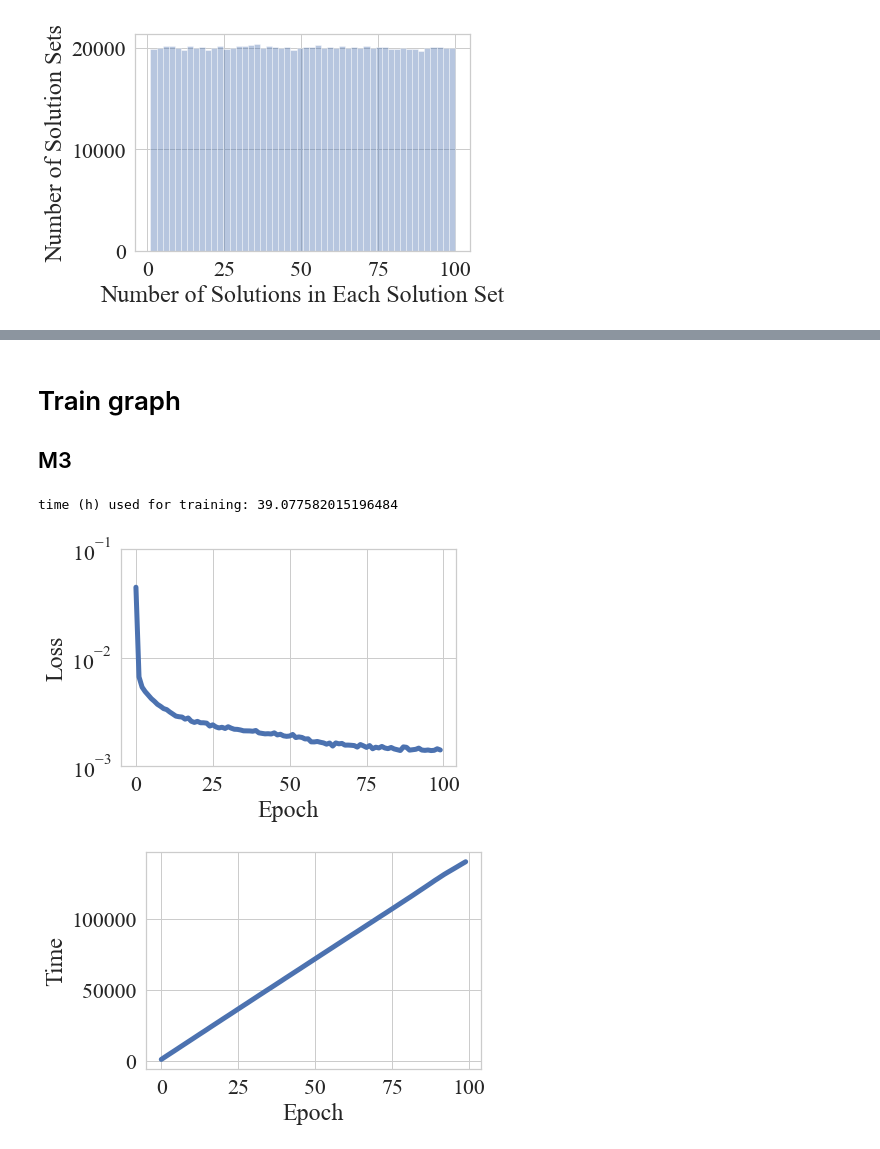
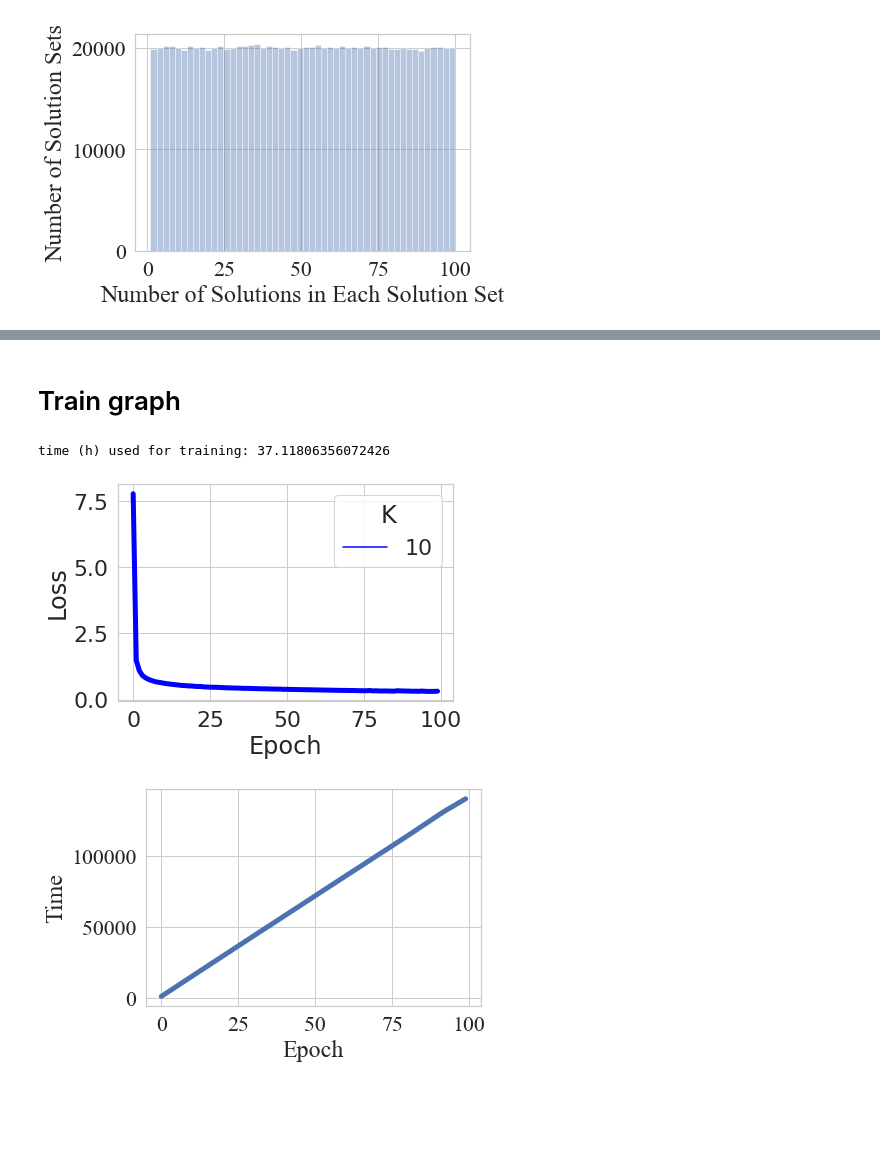
Before and after one commit to HisaoLabSUSTC/HVC-Net, a Jupyter notebook: set_transformer-master/Draw.ipynb, the cells around one changed output, grey strips where cells are left out. Cells and saved outputs as stored; diff of their text form; code cells hidden in the pictures; blank space fills up the shorter version.

```diff
--- a/set_transformer-master/Draw.ipynb
+++ b/set_transformer-master/Draw.ipynb
@@ -10,8 +10,8 @@ import matplotlib.pyplot as plt
 import seaborn as sns
 %matplotlib inline
 
-# path_dir = '/liaoweiduo/HV-Net-datasets'  # for ubuntu server
-path_dir = '//10.20.2.245/datasets/HV-Net-datasets'  # for windows
+path_dir = '/liaoweiduo/HVC-Net-datasets'  # for ubuntu server
+# path_dir = '//10.20.2.245/datasets/HV-Net-datasets'  # for windows
 # %% [markdown]
 # Data set
 
@@ -167,14 +68,0 @@ fig.get_figure().savefig(os.path.join(path_dir, 'figure', f'HV_hist_M{M}_2.png')
-# %%
-num_of_points = np.sum(~np.isnan(solutionset[:, :, 1]), axis=1)
-
-collected_data = pd.DataFrame({'Number of Solutions in Each Solution Set': num_of_points})
-
-## number of solution sets vs Hypervolume
-## draw plot
-sns.set_theme(style="whitegrid", font='Times New Roman', font_scale=2)
-plt.figure()
-fig = sns.distplot(collected_data['Number of Solutions in Each Solution Set'], hist=True, kde=False, rug=False)
-plt.ylabel('Number of Solution Sets')
-
-## save plt
-fig.get_figure().savefig(os.path.join(path_dir, 'figure', f'numpoints_hist_M{M}_2.png'), dpi=300, bbox_inches='tight')
@@ -183,34 +69,60 @@ fig.get_figure().savefig(os.path.join(path_dir, 'figure', f'numpoints_hist_M{M}_
 # %% [markdown]
 # Train graph
-
-## M3
 # %%
-M = 3
+M = 10
+collected_data = []
 
-## import data
-train_data_file = f'train_log_train_data_M{M}_2.mat'
-path = os.path.join(path_dir, train_data_file)
+# ## num_blk = 3
+# train_data_file = f'train_log_train_data_M{M}_100K_100_model_M{M}_100K_100.mat'
+# path = os.path.join(path_dir, 'results', train_data_file)
+# data = scio.loadmat(path)
+# loss = data['loss'].reshape(-1)     # [1, 100] -> [100]
+# time = data['time'].reshape(-1)     # [1, 100] -> [100]
+# epoch = np.arange(loss.shape[0])
+# collected_data.append(pd.DataFrame({'Loss': loss, 'Time': time, 'Epoch': epoch, 'K': 3}))
+
+# print(f'time (h) used for training: {time[-1] / 3600.0}')
+
+# ## num_blk = 5
+# train_data_file = f'train_log_train_data_M{M}_100K_100_model_5_M{M}_100K_100.mat'
+# path = os.path.join(path_dir, 'results', train_data_file)
+# data = scio.loadmat(path)
+# loss = data['loss'].reshape(-1)     # [1, 100] -> [100]
+# time = data['time'].reshape(-1)     # [1, 100] -> [100]
+# epoch = np.arange(loss.shape[0])
+# collected_data.append(pd.DataFrame({'Loss': loss, 'Time': time, 'Epoch': epoch, 'K': 5}))
+
+# print(f'time (h) used for training: {time[-1] / 3600.0}')
+
+## num_blk = 10
+train_data_file = f'train_log_train_data_M{M}_100K_100_model_10_M{M}_100K_100.mat'
+path = os.path.join(path_dir, 'results', train_data_file)
 data = scio.loadmat(path)
 loss = data['loss'].reshape(-1)     # [1, 100] -> [100]
 time = data['time'].reshape(-1)     # [1, 100] -> [100]
 epoch = np.arange(loss.shape[0])
-collected_data = pd.DataFrame({'Loss': loss, 'Time': time, 'Epoch': epoch})
+collected_data.append(pd.DataFrame({'Loss': loss, 'Time': time, 'Epoch': epoch, 'K': 10}))
 
 print(f'time (h) used for training: {time[-1] / 3600.0}')
+
+
+collected_data = pd.concat(collected_data, ignore_index=True)
 
 ## draw plot
 sns.set_theme(style="whitegrid", font='Times New Roman', font_scale=2)
 plt.figure()
-fig = sns.lineplot(data=collected_data[['Epoch', 'Loss']], x="Epoch", y="Loss", linewidth=5)
+fig = sns.lineplot(data=collected_data[['Epoch', 'Loss', 'K']], x="Epoch", y="Loss", hue="K",
+                   palette=['blue'], # , 'green', 'red'
+                   linewidth=5)
 # fig.set_xscale('log')
-fig.set_yscale('log')
-plt.ylim([1e-3, 1e-1])
+# fig.set_yscale('log')
+# plt.ylim([1e-3, 1e-1])
 
 ## save plt
-fig.get_figure().savefig(os.path.join(path_dir, 'figure', f'train_loss_M{M}_2.png'), dpi=300, bbox_inches='tight')
+# fig.get_figure().savefig(os.path.join(path_dir, 'figure', f'train_loss_M{M}_2.png'), dpi=300, bbox_inches='tight')
 # %% [output]
-time (h) used for training: 39.077582015196484
+time (h) used for training: 37.11806356072426
-[figure, old version]
+[figure, new version]
 # %%
 ## draw plot
 sns.set_theme(style="whitegrid", font='Times New Roman', font_scale=2)
```
Also changed, not shown: parts of 28 cells of this notebook.
